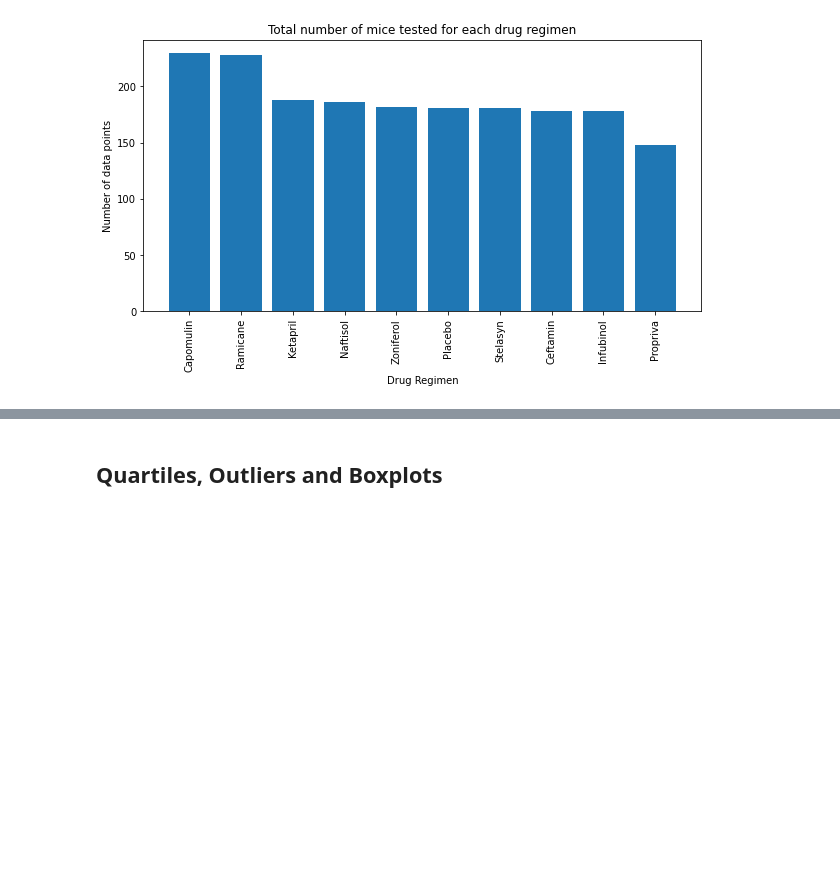
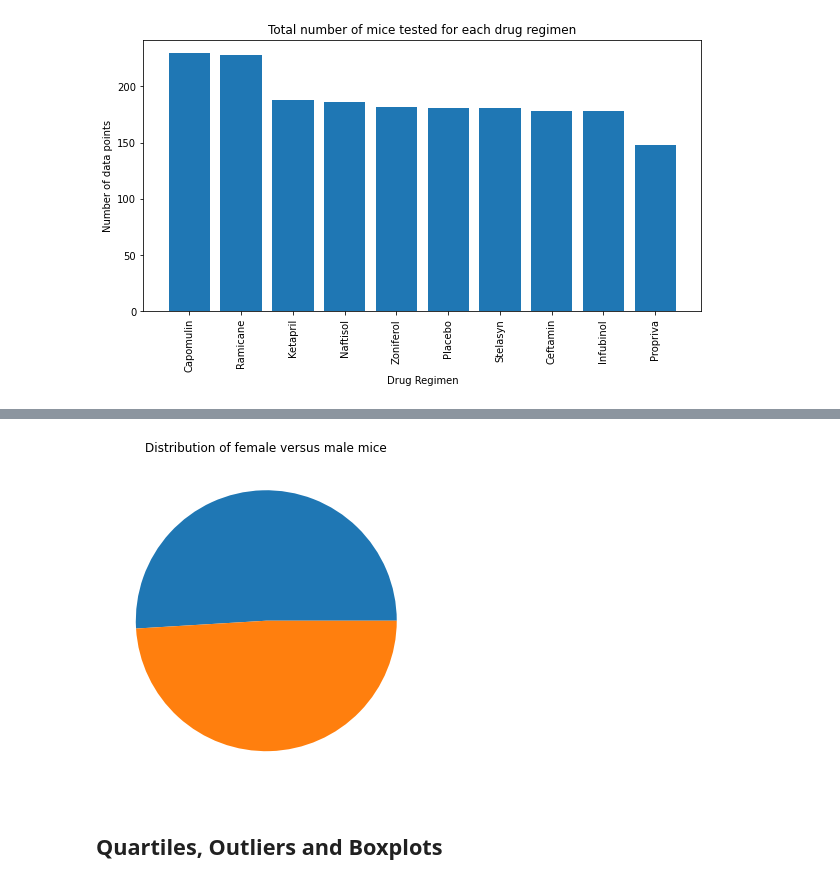
Before and after one commit to gnzamudio/Matplotlib-challenge, a Jupyter notebook: pymaceuticals_starter.ipynb, the cells around one changed output, grey strips where cells are left out. Cells and saved outputs as stored; diff of their text form; code cells hidden in the pictures; blank space fills up the shorter version.

```diff
--- a/pymaceuticals_starter.ipynb
+++ b/pymaceuticals_starter.ipynb
@@ -200,5 +198,16 @@ Text(0.5, 1.0, 'Distribution of female versus male mice')
 # %%
 # Generate a pie plot showing the distribution of female versus male mice using pyplot
+fig, axis = plt.subplots(figsize = (6, 6))
+
+mouse_sex = clean_study_df["Sex"].value_counts()
+mouse_sex = pd.DataFrame(mouse_sex).reset_index()
+
+axis.pie(mouse_sex["Sex"])
+
+plt.title(label = "Distribution of female versus male mice")
+plt.show()
+# %% [output]
+[figure, added]
 # %% [markdown]
 ## Quartiles, Outliers and Boxplots
 # %%
```
Also changed, not shown: parts of 1 cell of this notebook.
